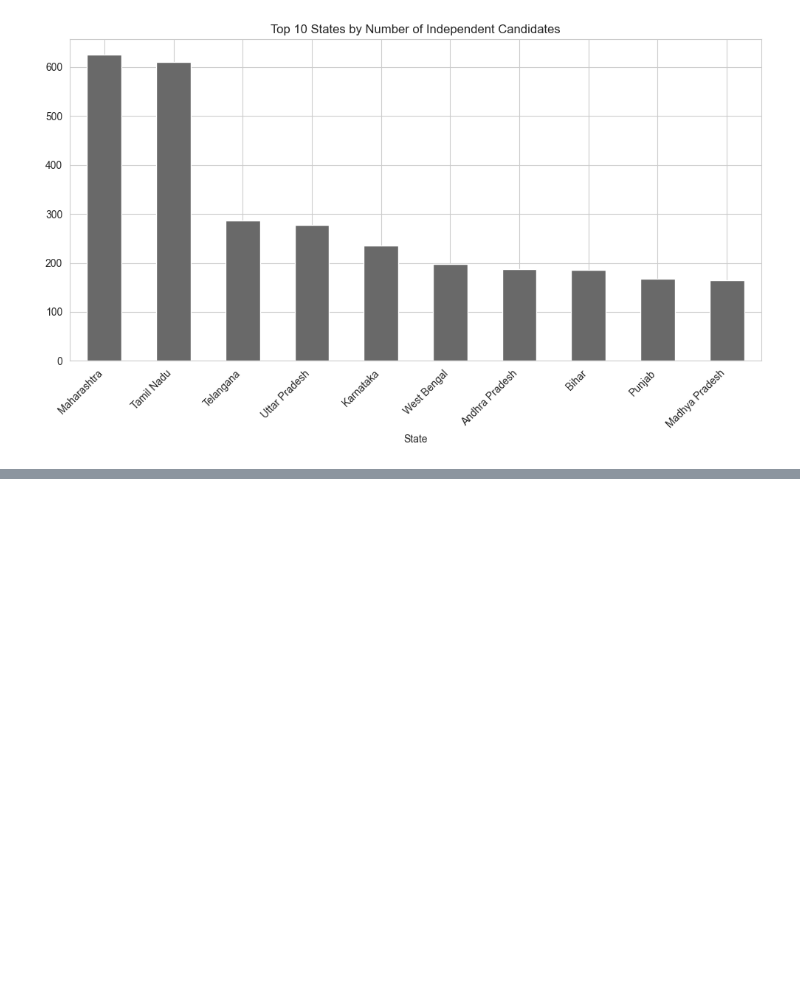
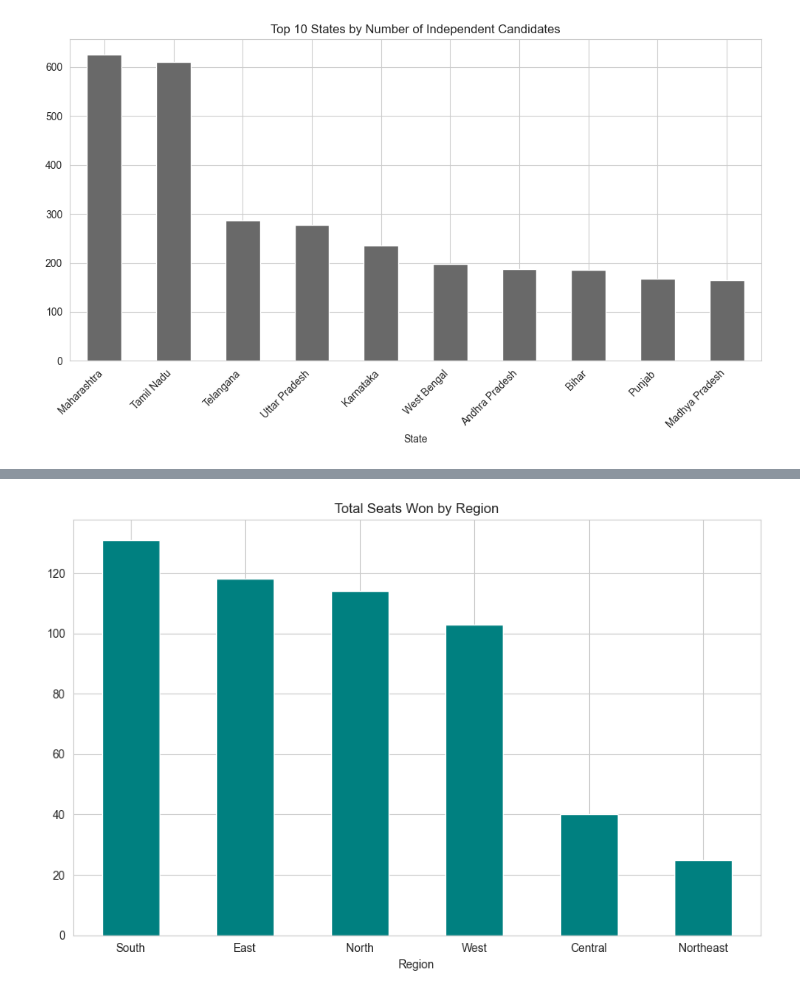
Before and after one commit to geershatisaxena/Election, a Jupyter notebook: res.ipynb, the cells around one changed output, grey strips where cells are left out. Cells and saved outputs as stored; diff of their text form; code cells hidden in the pictures; blank space fills up the shorter version.

```diff
--- a/res.ipynb
+++ b/res.ipynb
@@ -1638,0 +1674,23 @@ plt.tight_layout()
+# %%
+region_map = {
+    "Uttar Pradesh": "North", "Uttarakhand": "North", "Punjab": "North", "Haryana": "North",
+    "Himachal Pradesh": "North", "Delhi": "North", "Jammu & Kashmir": "North", "Ladakh": "North", "Chandigarh": "North",
+    "Rajasthan": "West", "Gujarat": "West", "Maharashtra": "West", "Goa": "West",
+    "Dadra & Nagar Haveli and Daman & Diu": "West",
+    "Madhya Pradesh": "Central", "Chhattisgarh": "Central",
+    "Bihar": "East", "Jharkhand": "East", "West Bengal": "East", "Odisha": "East",
+    "Andaman & Nicobar Islands": "East",
+    "Assam": "Northeast", "Manipur": "Northeast", "Meghalaya": "Northeast", "Mizoram": "Northeast",
+    "Nagaland": "Northeast", "Tripura": "Northeast", "Arunachal Pradesh": "Northeast", "Sikkim": "Northeast",
+    "Andhra Pradesh": "South", "Telangana": "South", "Karnataka": "South", "Kerala": "South",
+    "Tamil Nadu": "South", "Puducherry": "South", "Lakshadweep": "South",
+}
+winners["Region"] = winners["State"].map(region_map)
+region_seats = winners["Region"].value_counts()
+plt.figure(figsize=(9, 6))
+region_seats.plot(kind="bar", color="teal")
+plt.title("Total Seats Won by Region")
+plt.xticks(rotation=0)
+plt.tight_layout()
+# %% [output]
+[figure, added]
```
Also changed, not shown: parts of 16 cells of this notebook, 50 other files.
